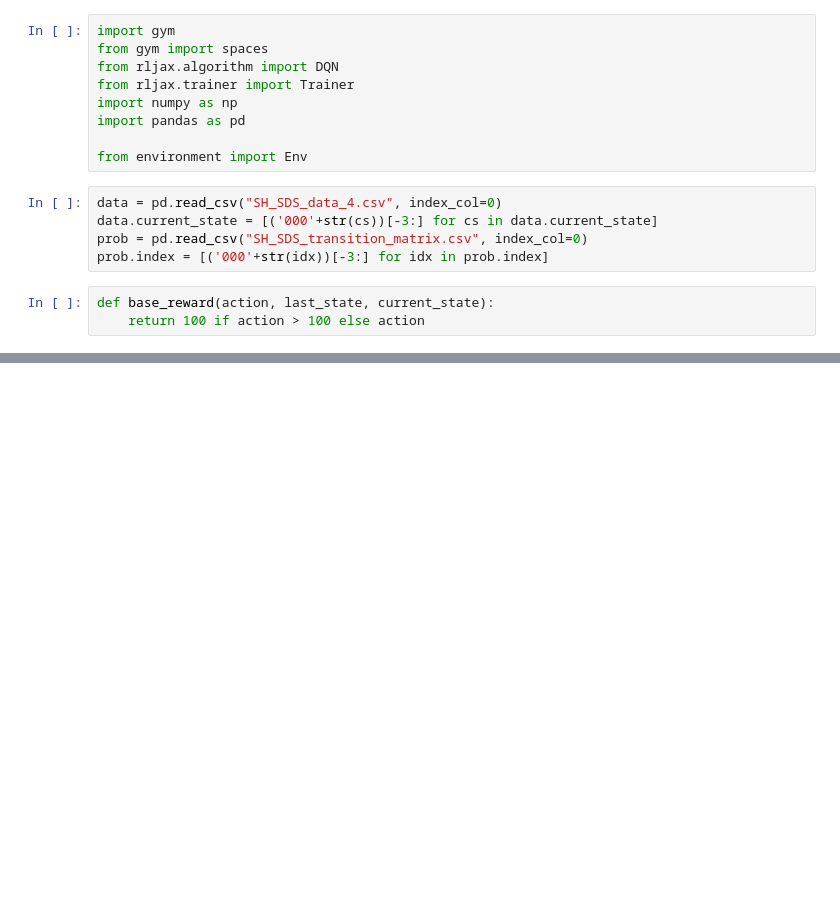
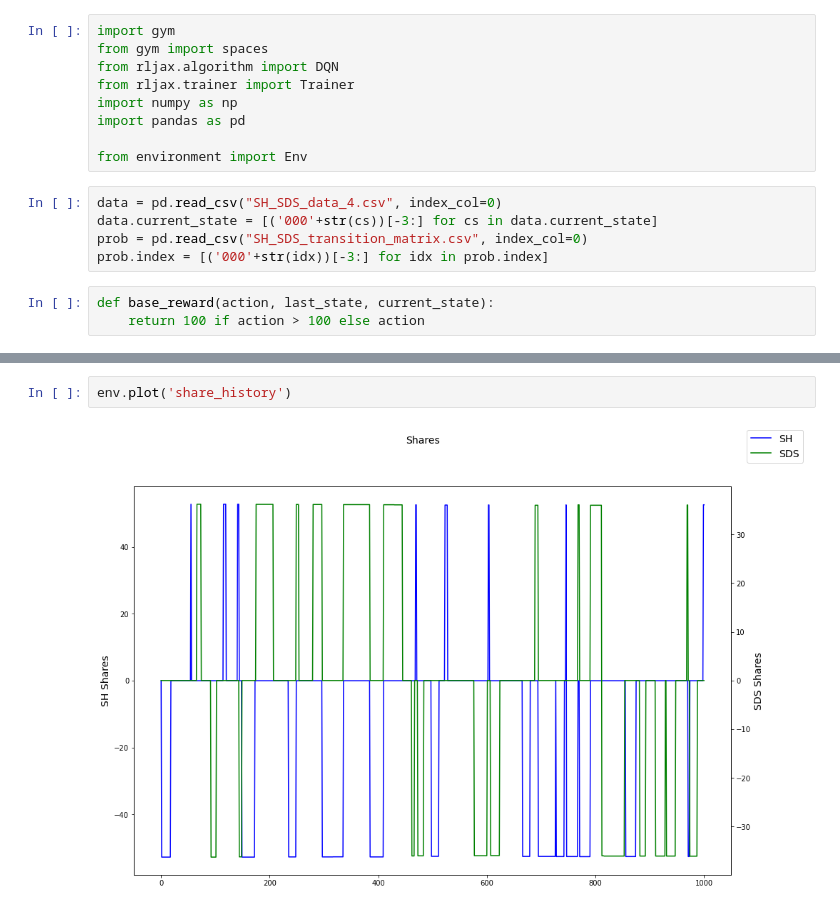
Before and after one commit to kew96/MicroPriceTradingRL, a Jupyter notebook: Test Agent.ipynb, the cells around one changed output, grey strips where cells are left out. Saved outputs shown, nothing was run; the diff lists cells and outputs as text; blank space fills up the shorter version.

```diff
--- a/Test Agent.ipynb
+++ b/Test Agent.ipynb
@@ -61,0 +60,4 @@ env.states.shape[0] * 100
+# %%
+env.plot('share_history')
+# %% [output]
+[figure, added]
```
Also changed, not shown: parts of 10 cells of this notebook, 1 other file.
